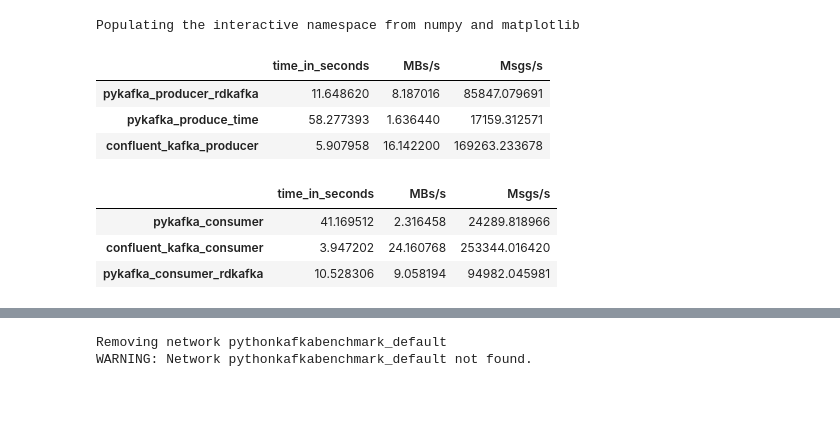
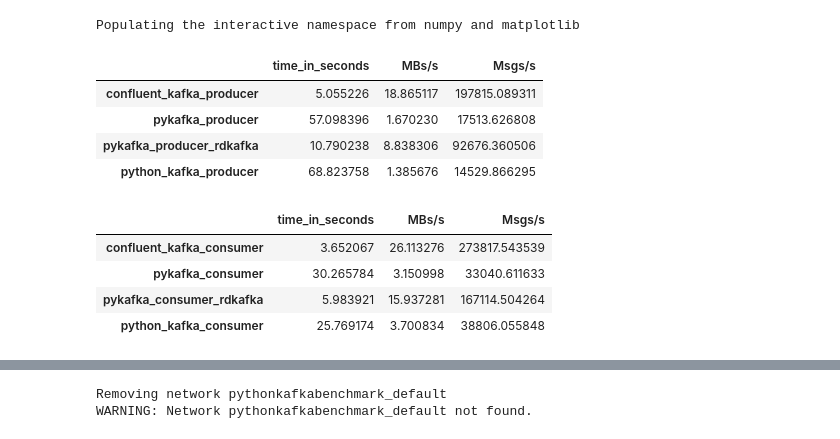
Before and after one commit to ActivisionGameScience/python-kafka-benchmark, a Jupyter notebook: Kafka Client Benchmarking.ipynb, the cells around one changed output, grey strips where cells are left out. Cells and saved outputs as stored; diff of their text form; code cells hidden in the pictures; blank space fills up the shorter version.

```diff
--- a/Kafka Client Benchmarking.ipynb
+++ b/Kafka Client Benchmarking.ipynb
@@ -267,20 +307,24 @@ producer_df['MBs/s'] = (len(msg_payload) * msg_count) / producer_df.time_in_seco
 
 consumer_df['Msgs/s'] = msg_count / consumer_df.time_in_seconds
 producer_df['Msgs/s'] = msg_count / producer_df.time_in_seconds
-# %%
-producer_df
-# %% [output]
-|  | time_in_seconds | MBs/s | Msgs/s |
-| pykafka_producer_rdkafka | 11.648620 | 8.187016 | 85847.079691 |
-| pykafka_produce_time | 58.277393 | 1.636440 | 17159.312571 |
-| confluent_kafka_producer | 5.907958 | 16.142200 | 169263.233678 |
-# %%
-consumer_df
-# %% [output]
-|  | time_in_seconds | MBs/s | Msgs/s |
-| pykafka_consumer | 41.169512 | 2.316458 | 24289.818966 |
-| confluent_kafka_consumer | 3.947202 | 24.160768 | 253344.016420 |
-| pykafka_consumer_rdkafka | 10.528306 | 9.058194 | 94982.045981 |
+# %%
+producer_df.sort_index(inplace=True)
+producer_df
+# %% [output]
+|  | time_in_seconds | MBs/s | Msgs/s |
+| confluent_kafka_producer | 5.055226 | 18.865117 | 197815.089311 |
+| pykafka_producer | 57.098396 | 1.670230 | 17513.626808 |
+| pykafka_producer_rdkafka | 10.790238 | 8.838306 | 92676.360506 |
+| python_kafka_producer | 68.823758 | 1.385676 | 14529.866295 |
+# %%
+consumer_df.sort_index(inplace=True)
+consumer_df
+# %% [output]
+|  | time_in_seconds | MBs/s | Msgs/s |
+| confluent_kafka_consumer | 3.652067 | 26.113276 | 273817.543539 |
+| pykafka_consumer | 30.265784 | 3.150998 | 33040.611633 |
+| pykafka_consumer_rdkafka | 5.983921 | 15.937281 | 167114.504264 |
+| python_kafka_consumer | 25.769174 | 3.700834 | 38806.055848 |
 # %%
 producer_df.plot(kind='bar', subplots=True, figsize=(10, 10), title="Producer Comparison")
 # %% [output]
```
Also changed, not shown: parts of 26 cells of this notebook.
